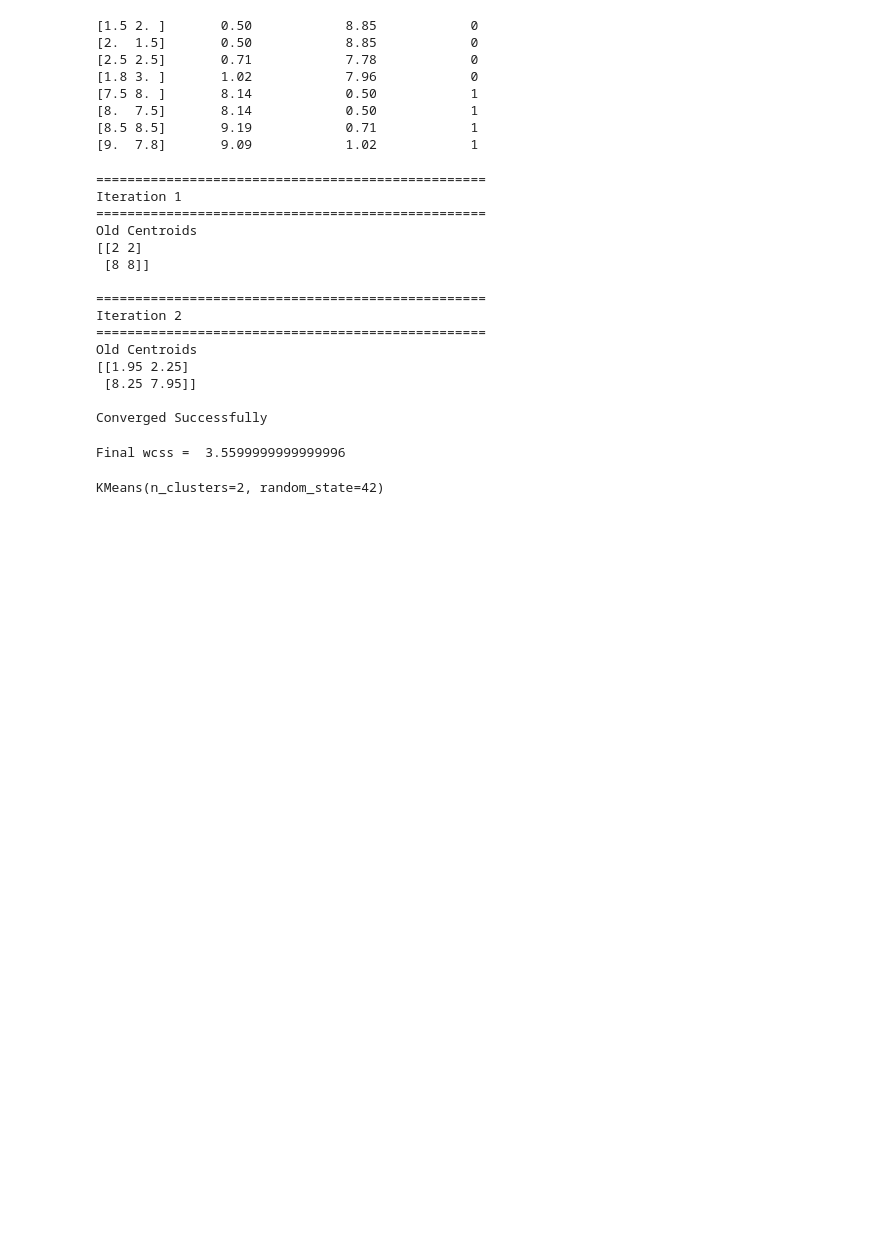
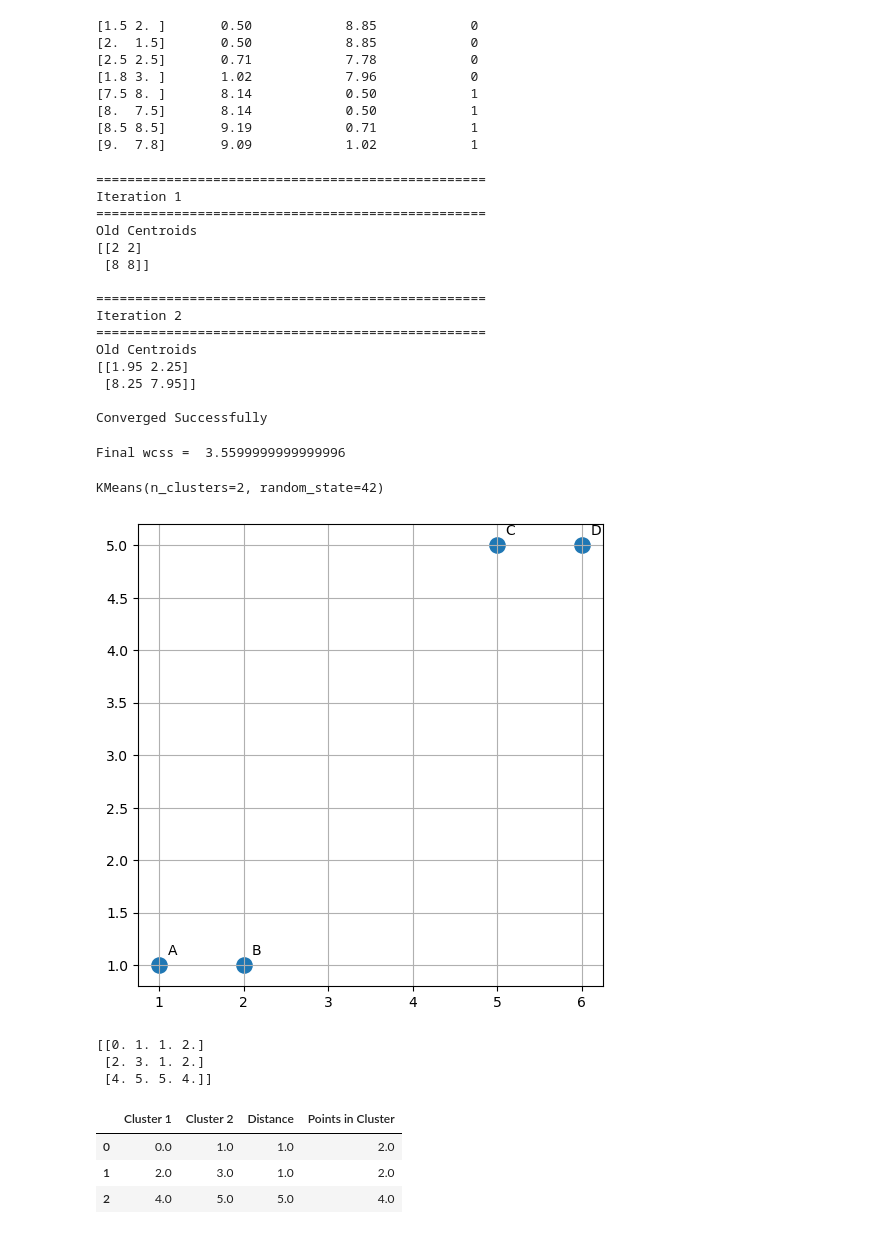
Before and after one commit to Jeevaroshinibabu/ML, a Jupyter notebook: Unsupervised ML/Demo.ipynb, the cells around one changed output. Cells and saved outputs as stored; diff of their text form; code cells hidden in the pictures; blank space fills up the shorter version.

```diff
--- a/Unsupervised ML/Demo.ipynb
+++ b/Unsupervised ML/Demo.ipynb
@@ -147,3 +147,55 @@ model = KMeans(n_clusters=2, n_init='auto', random_state=42)
 model.fit(x)
 # %% [output]
 KMeans(n_clusters=2, random_state=42)
+# %%
+import matplotlib.pyplot as plt
+
+x=np.array([
+    [1,1],
+    [2,1],
+    [5,5],
+    [6,5]
+])
+
+labels=['A','B','C','D']
+
+plt.figure(figsize=(6,6))
+
+plt.scatter(x[:,0],x[:,1],s=120)
+
+for i,label in enumerate(labels):
+    plt.text(x[i,0]+0.1,x[i,1]+0.1,label)
+
+plt.grid(True)
+plt.show()
+# %% [output]
+[figure, added]
+# %%
+from scipy.cluster.hierarchy import linkage
+
+z=linkage(
+    x,
+    method='single'
+)
+
+print(z)
+# %% [output]
+[[0. 1. 1. 2.]
+ [2. 3. 1. 2.]
+ [4. 5. 5. 4.]]
+# %%
+import pandas as pd
+
+columns=[
+    "Cluster 1",
+    "Cluster 2",
+    "Distance",
+    "Points in Cluster"
+]
+
+pd.DataFrame(z,columns=columns)
+# %% [output]
+|  | Cluster 1 | Cluster 2 | Distance | Points in Cluster |
+| 0 | 0.0 | 1.0 | 1.0 | 2.0 |
+| 1 | 2.0 | 3.0 | 1.0 | 2.0 |
+| 2 | 4.0 | 5.0 | 5.0 | 4.0 |
```
Also changed, not shown: parts of 2 cells of this notebook, 7 other files.
